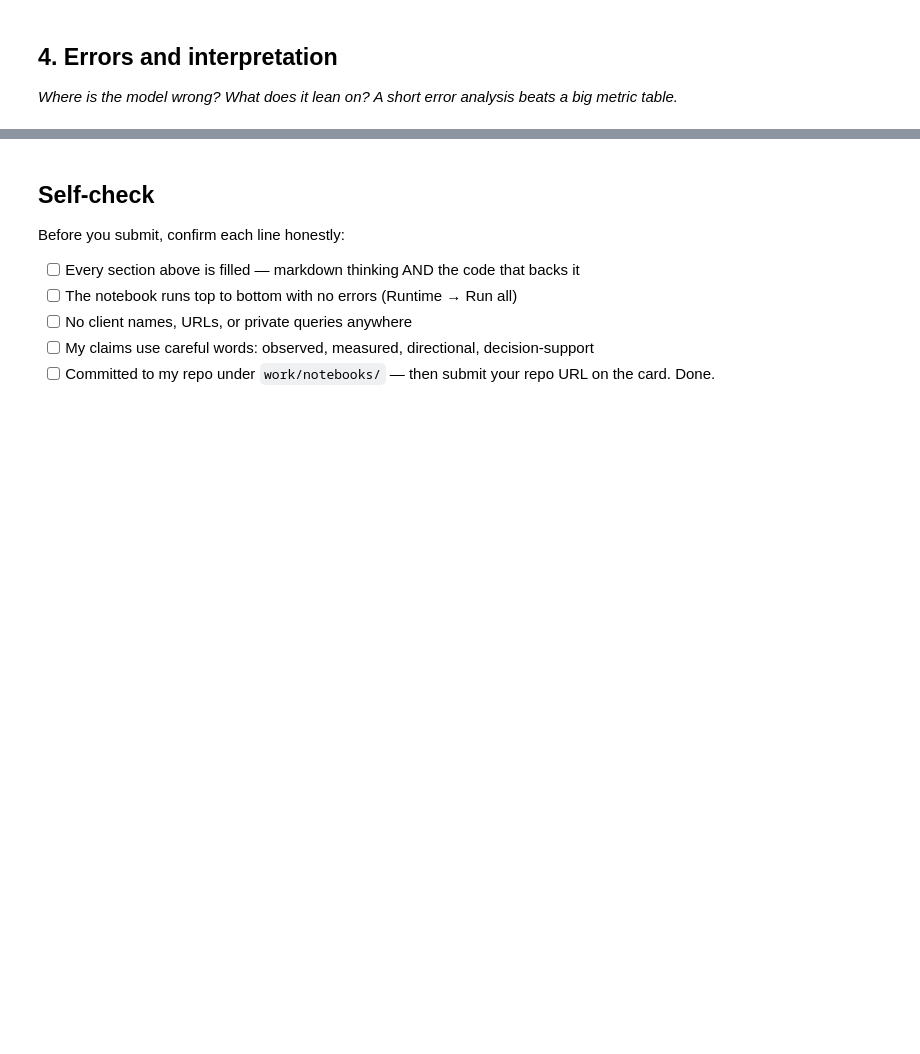
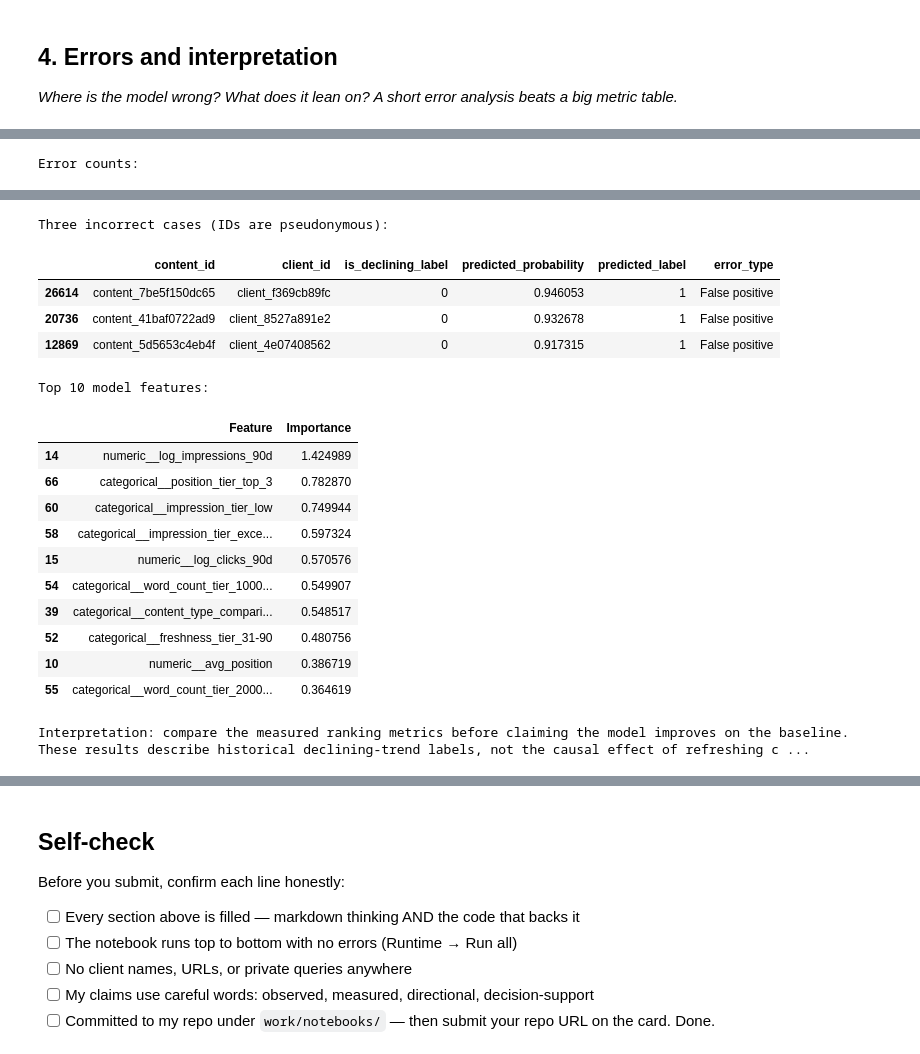
Before and after one commit to A1704/flyrank-ml-internship, a Jupyter notebook: work/notebooks/w05_model.ipynb, the cells around one changed output, grey strips where cells are left out. Saved outputs shown, nothing was run; the diff lists cells and outputs as text; code cells hidden in the pictures; blank space fills up the shorter version.

```diff
--- a/work/notebooks/w05_model.ipynb
+++ b/work/notebooks/w05_model.ipynb
@@ -34,3 +374,63 @@ This skeleton is yours to fill. Work the sections **in order** — each one has
 # %%
 # This cell is for CODE (numbers, a query, a check).
 # Write your text answer in the cell ABOVE this one — typing sentences here breaks Run All.
+
+
+# Section 4 — Error analysis and feature importance
+
+best_name = best_model_row["Approach"]
+best_model = fitted_models[best_name]
+best_probabilities = test_scores[best_name]
+predicted = (best_probabilities >= 0.5).astype(int)
+
+errors = df.iloc[test_idx][
+    ["content_id", "client_id", "is_declining_label"]
+].copy()
+errors["predicted_probability"] = best_probabilities
+errors["predicted_label"] = predicted
+errors["error_type"] = np.select(
+    [
+        (errors["is_declining_label"].to_numpy() == 0) & (predicted == 1),
+        (errors["is_declining_label"].to_numpy() == 1) & (predicted == 0)
+    ],
+    ["False positive", "False negative"],
+    default="Correct"
+)
+
+print("Error counts:")
+display(errors["error_type"].value_counts().rename_axis("Type").to_frame("Count"))
+
+print("Three incorrect cases (IDs are pseudonymous):")
+display(
+    errors[errors["error_type"] != "Correct"]
+    .sort_values("predicted_probability", ascending=False)
+    .head(3)
+)
+
+classifier = best_model.named_steps["classifier"]
+transformed_feature_names = (
+    best_model.named_steps["preprocessor"].get_feature_names_out()
+)
+
+if hasattr(classifier, "feature_importances_"):
+    importance = classifier.feature_importances_
+elif hasattr(classifier, "coef_"):
+    importance = np.abs(classifier.coef_[0])
+else:
+    importance = np.zeros(len(transformed_feature_names))
+
+importance_df = pd.DataFrame({
+    "Feature": transformed_feature_names,
+    "Importance": importance
+}).sort_values("Importance", ascending=False)
+
+print("Top 10 model features:")
+display(importance_df.head(10))
+
+print(
+    "Interpretation: compare the measured ranking metrics before claiming "
+    "the model improves on the baseline. These results describe historical "
+    "declining-trend labels, not the causal effect of refreshing content."
+)
+# %% [output]
+Error counts:
@@ -36,0 +442,18 @@ This skeleton is yours to fill. Work the sections **in order** — each one has
+Three incorrect cases (IDs are pseudonymous):
+|  | content_id | client_id | is_declining_label | predicted_probability | predicted_label | error_type |
+| 26614 | content_7be5f150dc65 | client_f369cb89fc | 0 | 0.946053 | 1 | False positive |
+| 20736 | content_41baf0722ad9 | client_8527a891e2 | 0 | 0.932678 | 1 | False positive |
+| 12869 | content_5d5653c4eb4f | client_4e07408562 | 0 | 0.917315 | 1 | False positive |
+Top 10 model features:
+|  | Feature | Importance |
+| 14 | numeric__log_impressions_90d | 1.424989 |
+| 66 | categorical__position_tier_top_3 | 0.782870 |
+| 60 | categorical__impression_tier_low | 0.749944 |
+| 58 | categorical__impression_tier_exce... | 0.597324 |
+| 15 | numeric__log_clicks_90d | 0.570576 |
+| 54 | categorical__word_count_tier_1000... | 0.549907 |
+| 39 | categorical__content_type_compari... | 0.548517 |
+| 52 | categorical__freshness_tier_31-90 | 0.480756 |
+| 10 | numeric__avg_position | 0.386719 |
+| 55 | categorical__word_count_tier_2000... | 0.364619 |
+Interpretation: compare the measured ranking metrics before claiming the model improves on the baseline. These results describe historical declining-trend labels, not the causal effect of refreshing c ...
```
Also changed, not shown: parts of 11 cells of this notebook.
